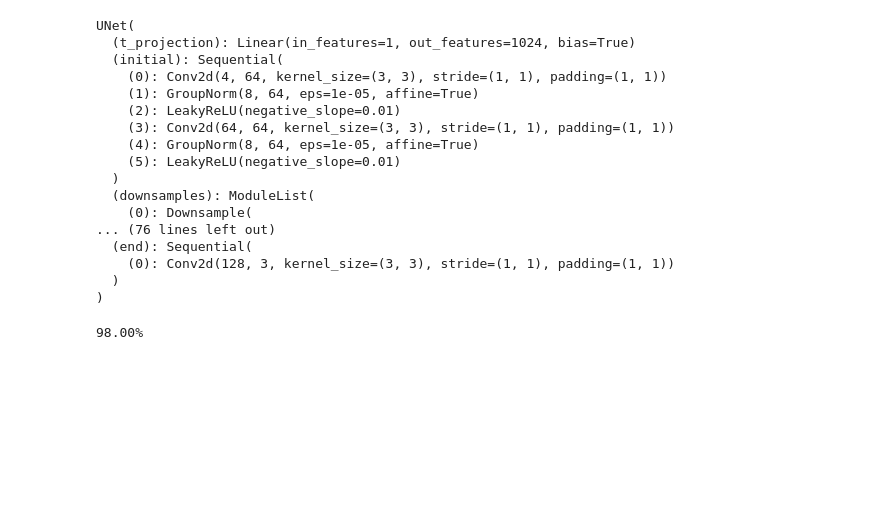
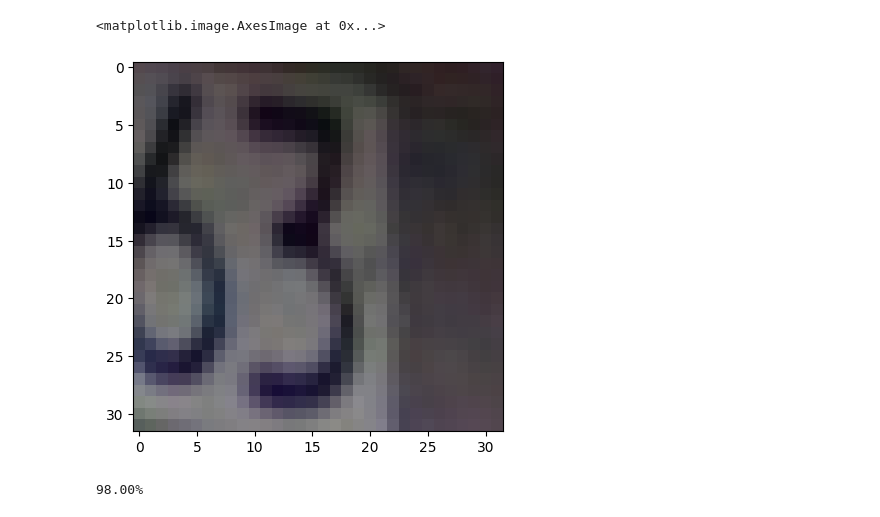
Before and after one commit to bredisrising/PaperTrails, a Jupyter notebook: flow_matching/sample.ipynb, the cells around one changed output. Cells and saved outputs as stored; diff of their text form; code cells hidden in the pictures; blank space fills up the shorter version.

```diff
--- a/flow_matching/sample.ipynb
+++ b/flow_matching/sample.ipynb
@@ -5,3 +6,10 @@ import matplotlib.pyplot as plt
 from model import UNet
 import time
 from IPython.display import clear_output, display
+# %%
+dataset = SVHN('../data', split='train', download=True)
+# %%
+plt.imshow(dataset[25][0])
+# %% [output]
+<matplotlib.image.AxesImage at 0x...>
+[figure, added]
@@ -8,25 +18,8 @@ from IPython.display import clear_output, display
 # %%
 net = UNet()
-net.load_state_dict(torch.load("ckpt.pt"))
+net.load_state_dict(torch.load("./numbers/ckpt.pt"))
 net.eval()
+net = net.to(device)
-# %% [output]
-UNet(
-  (t_projection): Linear(in_features=1, out_features=1024, bias=True)
-  (initial): Sequential(
-    (0): Conv2d(4, 64, kernel_size=(3, 3), stride=(1, 1), padding=(1, 1))
-    (1): GroupNorm(8, 64, eps=1e-05, affine=True)
-    (2): LeakyReLU(negative_slope=0.01)
-    (3): Conv2d(64, 64, kernel_size=(3, 3), stride=(1, 1), padding=(1, 1))
-    (4): GroupNorm(8, 64, eps=1e-05, affine=True)
-    (5): LeakyReLU(negative_slope=0.01)
-  )
-  (downsamples): ModuleList(
-    (0): Downsample(
-... (76 lines left out)
-  (end): Sequential(
-    (0): Conv2d(128, 3, kernel_size=(3, 3), stride=(1, 1), padding=(1, 1))
-  )
-)
 # %%
 noise = torch.randn((1, 3, 32, 32))
 # %%
```
Also changed, not shown: parts of 6 cells of this notebook, 2 other files.
